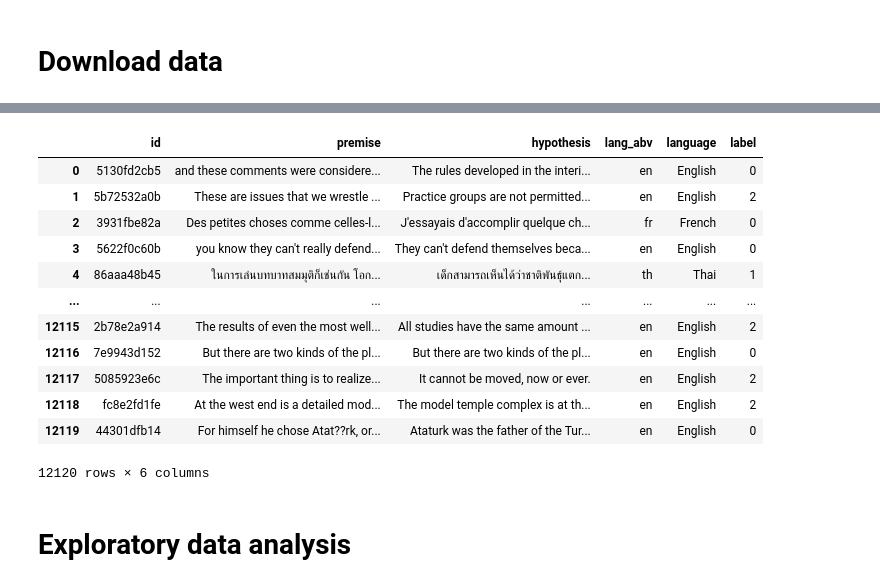
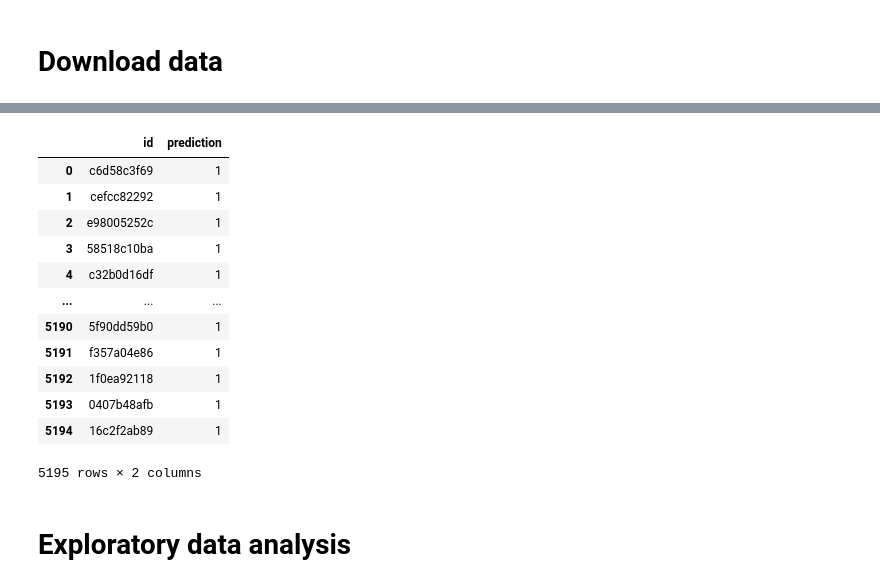
Before and after one commit to sdeutchman/watson, a Jupyter notebook: Watson_Elementary.ipynb, the cells around one changed output, grey strips where cells are left out. Cells and saved outputs as stored; diff of their text form; code cells hidden in the pictures.

Commit message:
created model

```diff
--- a/Watson_Elementary.ipynb
+++ b/Watson_Elementary.ipynb
@@ -25,20 +61,24 @@ unzip:  cannot find or open train.zip, train.zip.zip or train.zip.ZIP.
 # %%
-train = pd.read_csv('/train.csv')
+train = pd.read_csv('train.csv')
+test = pd.read_csv('test.csv')
+submission = pd.read_csv('sample_submission.csv')
 train
+test
+submission
 # %% [output]
-|  | id | premise | hypothesis | lang_abv | language | label |
-| 0 | 5130fd2cb5 | and these comments were considere... | The rules developed in the interi... | en | English | 0 |
-| 1 | 5b72532a0b | These are issues that we wrestle ... | Practice groups are not permitted... | en | English | 2 |
-| 2 | 3931fbe82a | Des petites choses comme celles-l... | J'essayais d'accomplir quelque ch... | fr | French | 0 |
-| 3 | 5622f0c60b | you know they can't really defend... | They can't defend themselves beca... | en | English | 0 |
-| 4 | 86aaa48b45 | ในการเล่นบทบาทสมมุติก็เช่นกัน โอก... | เด็กสามารถเห็นได้ว่าชาติพันธุ์แตก... | th | Thai | 1 |
-| ... | ... | ... | ... | ... | ... | ... |
-| 12115 | 2b78e2a914 | The results of even the most well... | All studies have the same amount ... | en | English | 2 |
-| 12116 | 7e9943d152 | But there are two kinds of the pl... | But there are two kinds of the pl... | en | English | 0 |
-| 12117 | 5085923e6c | The important thing is to realize... | It cannot be moved, now or ever. | en | English | 2 |
-| 12118 | fc8e2fd1fe | At the west end is a detailed mod... | The model temple complex is at th... | en | English | 2 |
-| 12119 | 44301dfb14 | For himself he chose Atat??rk, or... | Ataturk was the father of the Tur... | en | English | 0 |
+|  | id | prediction |
+| 0 | c6d58c3f69 | 1 |
+| 1 | cefcc82292 | 1 |
+| 2 | e98005252c | 1 |
+| 3 | 58518c10ba | 1 |
+| 4 | c32b0d16df | 1 |
+| ... | ... | ... |
+| 5190 | 5f90dd59b0 | 1 |
+| 5191 | f357a04e86 | 1 |
+| 5192 | 1f0ea92118 | 1 |
+| 5193 | 0407b48afb | 1 |
+| 5194 | 16c2f2ab89 | 1 |
-12120 rows × 6 columns
+5195 rows × 2 columns
 # %% [markdown]
 # Exploratory data analysis
 # %%
```
Also changed, not shown: parts of 26 cells of this notebook.
